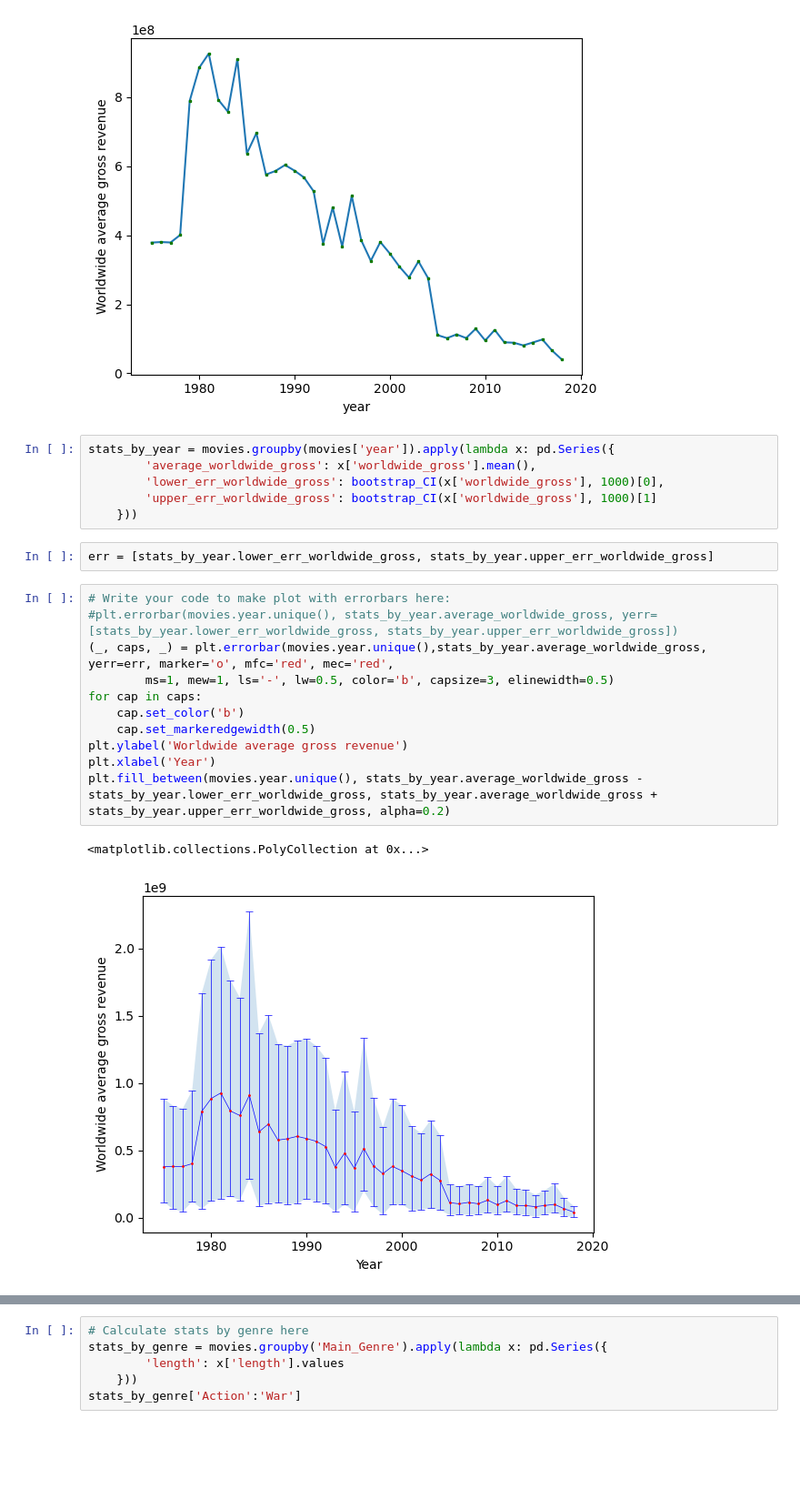
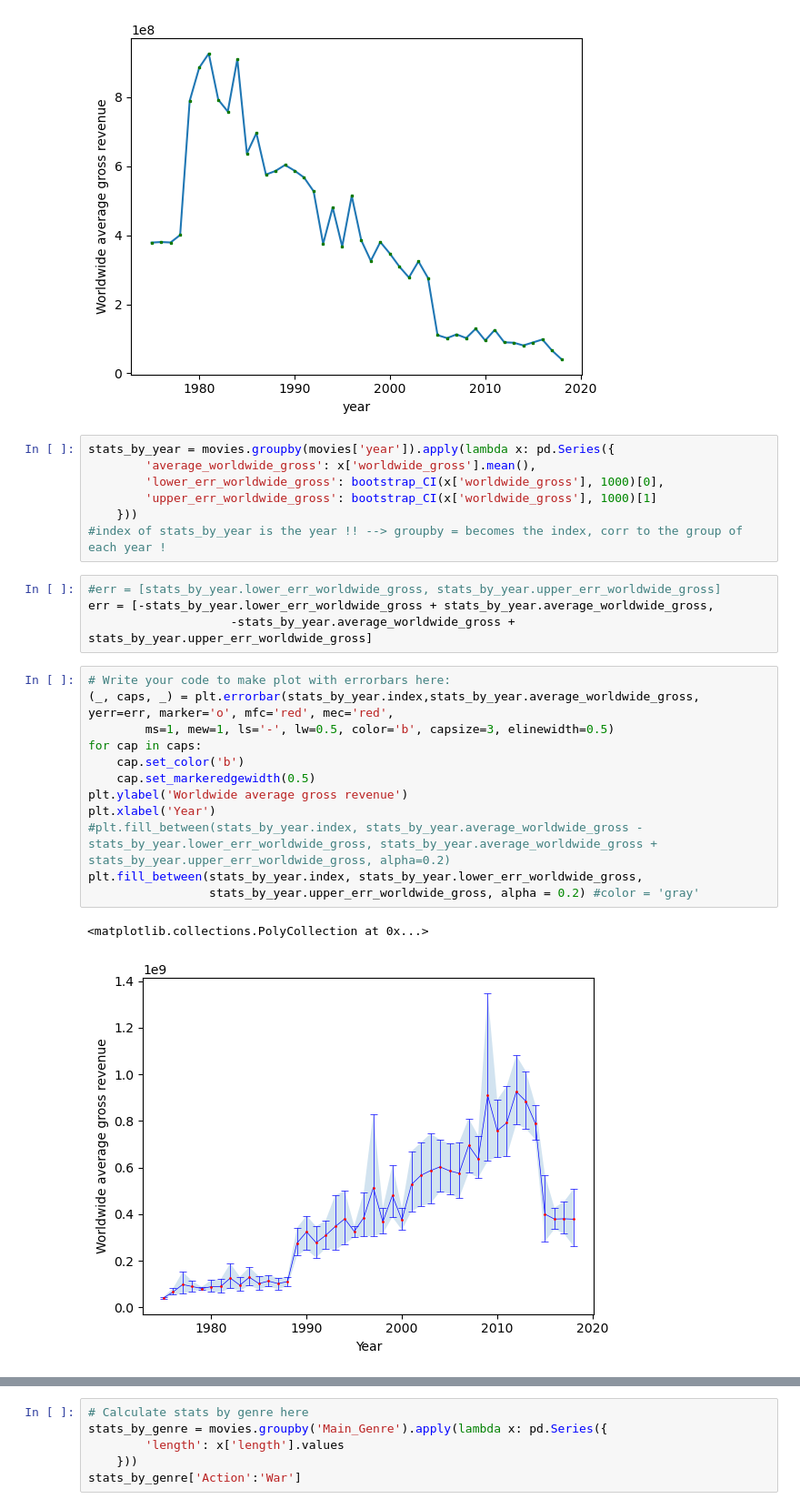
Before and after one commit to CamilleDelgrange/2022, a Jupyter notebook: Tutorials/02 - Data viz and data from the web/Becoming a DataVizard exercise.ipynb, the cells around one changed output, grey strips where cells are left out. Shown at 91% size. Cells and saved outputs as stored; diff of their text form; blank space fills up the shorter version.

```diff
--- a/Tutorials/02 - Data viz and data from the web/Becoming a DataVizard exercise.ipynb
+++ b/Tutorials/02 - Data viz and data from the web/Becoming a DataVizard exercise.ipynb
@@ -258,21 +258,25 @@ stats_by_year = movies.groupby(movies['year']).apply(lambda x: pd.Series({
         'lower_err_worldwide_gross': bootstrap_CI(x['worldwide_gross'], 1000)[0],
         'upper_err_worldwide_gross': bootstrap_CI(x['worldwide_gross'], 1000)[1]
     }))
+#index of stats_by_year is the year !! --> groupby = becomes the index, corr to the group of each year !
-# %%
-err = [stats_by_year.lower_err_worldwide_gross, stats_by_year.upper_err_worldwide_gross]
+# %%
+#err = [stats_by_year.lower_err_worldwide_gross, stats_by_year.upper_err_worldwide_gross]
+err = [-stats_by_year.lower_err_worldwide_gross + stats_by_year.average_worldwide_gross,
+                    -stats_by_year.average_worldwide_gross + stats_by_year.upper_err_worldwide_gross]
 # %%
 # Write your code to make plot with errorbars here:
-#plt.errorbar(movies.year.unique(), stats_by_year.average_worldwide_gross, yerr=[stats_by_year.lower_err_worldwide_gross, stats_by_year.upper_err_worldwide_gross])
-(_, caps, _) = plt.errorbar(movies.year.unique(),stats_by_year.average_worldwide_gross, yerr=err, marker='o', mfc='red', mec='red',
+(_, caps, _) = plt.errorbar(stats_by_year.index,stats_by_year.average_worldwide_gross, yerr=err, marker='o', mfc='red', mec='red',
         ms=1, mew=1, ls='-', lw=0.5, color='b', capsize=3, elinewidth=0.5)
 for cap in caps:
     cap.set_color('b')
     cap.set_markeredgewidth(0.5)
 plt.ylabel('Worldwide average gross revenue')
 plt.xlabel('Year')
-plt.fill_between(movies.year.unique(), stats_by_year.average_worldwide_gross - stats_by_year.lower_err_worldwide_gross, stats_by_year.average_worldwide_gross + stats_by_year.upper_err_worldwide_gross, alpha=0.2)
+#plt.fill_between(stats_by_year.index, stats_by_year.average_worldwide_gross - stats_by_year.lower_err_worldwide_gross, stats_by_year.average_worldwide_gross + stats_by_year.upper_err_worldwide_gross, alpha=0.2)
+plt.fill_between(stats_by_year.index, stats_by_year.lower_err_worldwide_gross,
+                 stats_by_year.upper_err_worldwide_gross, alpha = 0.2) #color = 'gray'
 # %% [output]
 <matplotlib.collections.PolyCollection at 0x...>
-[figure, old version]
+[figure, new version]
 # %% [markdown]
 ### Write your interpretation here
```
Also changed, not shown: parts of 25 cells of this notebook.
